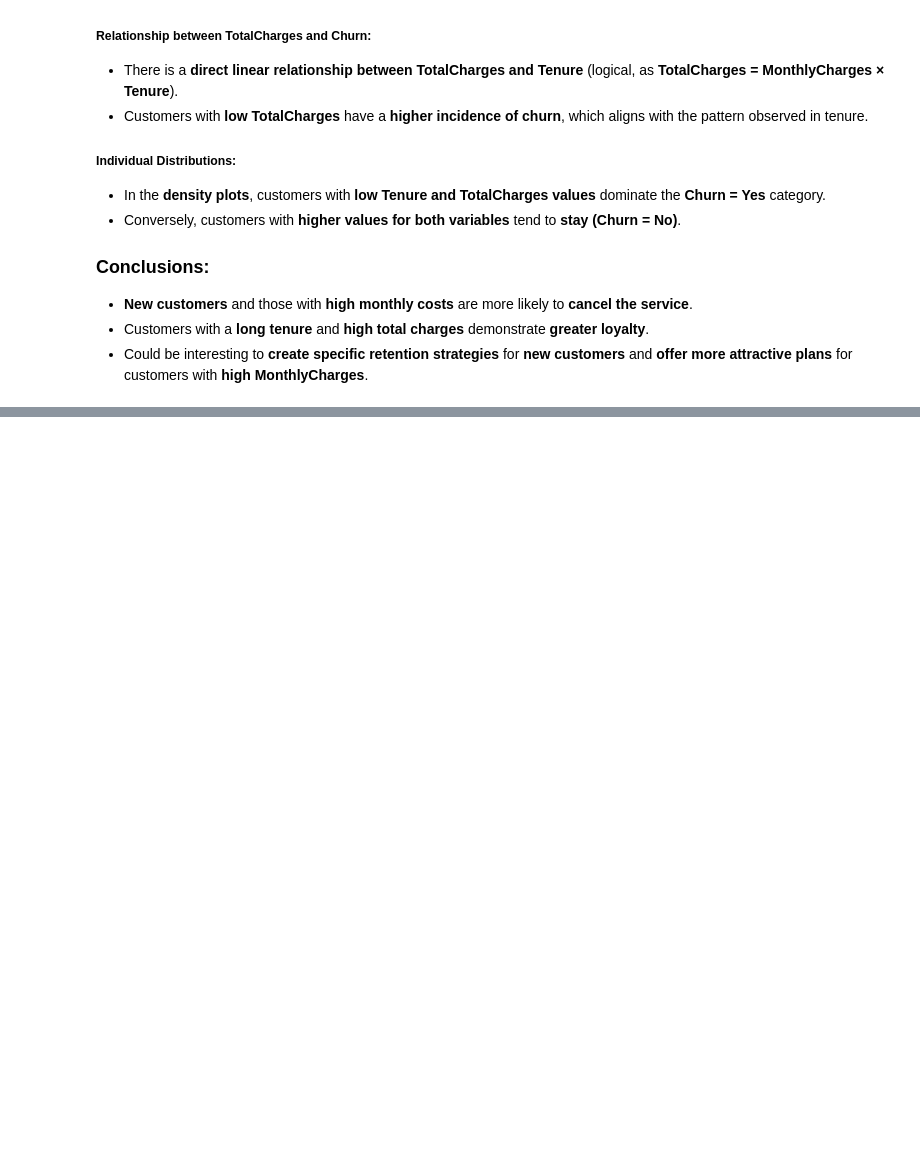
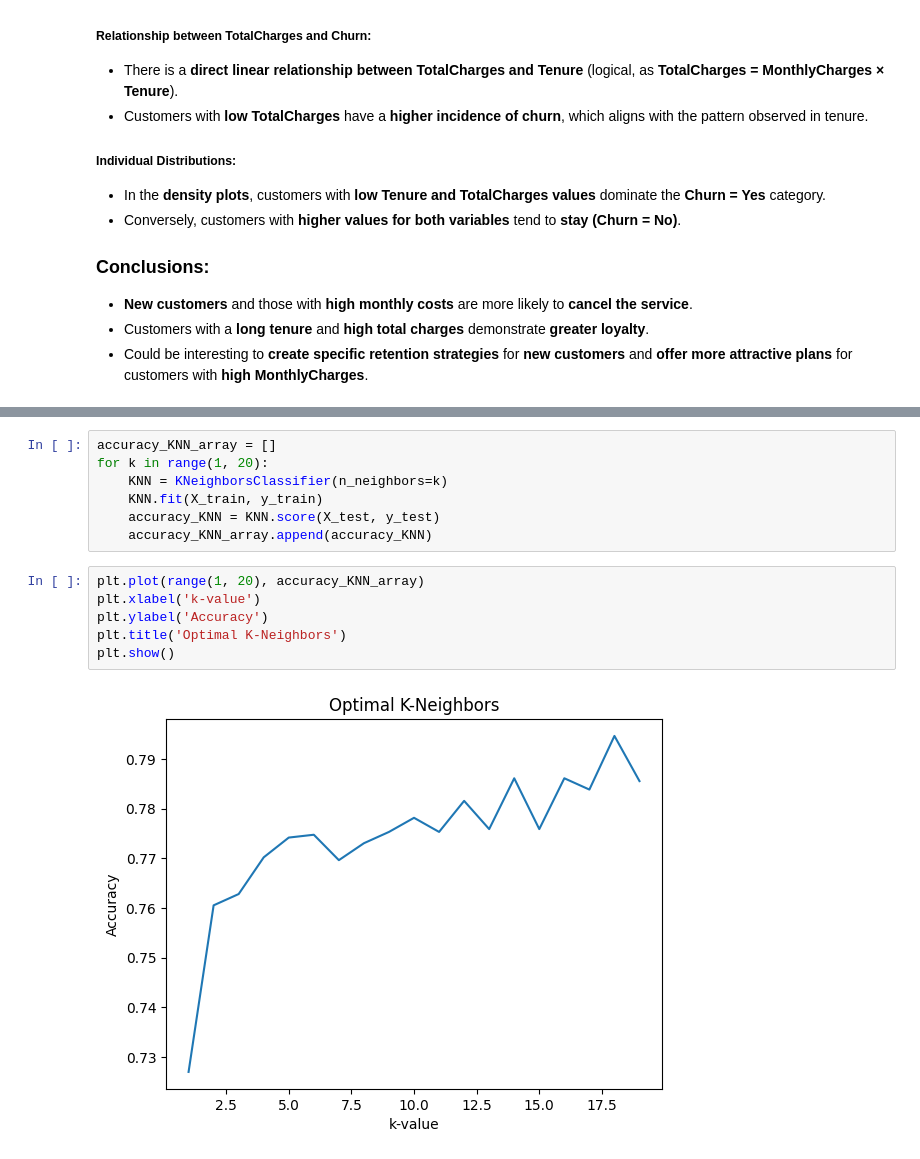
Before and after one commit to andreuolaortua/Machine-Learning, a Jupyter notebook: Project 16 - Churn Prediction/Churn_Prediction.ipynb, the cells around one changed output, grey strips where cells are left out. Saved outputs shown, nothing was run; the diff lists cells and outputs as text; blank space fills up the shorter version.

```diff
--- a/Project 16 - Churn Prediction/Churn_Prediction.ipynb
+++ b/Project 16 - Churn Prediction/Churn_Prediction.ipynb
@@ -479,0 +684,15 @@ plt.show()
+# %%
+accuracy_KNN_array = []
+for k in range(1, 20):
+    KNN = KNeighborsClassifier(n_neighbors=k)
+    KNN.fit(X_train, y_train)
+    accuracy_KNN = KNN.score(X_test, y_test)
+    accuracy_KNN_array.append(accuracy_KNN)
+# %%
+plt.plot(range(1, 20), accuracy_KNN_array)
+plt.xlabel('k-value')
+plt.ylabel('Accuracy')
+plt.title('Optimal K-Neighbors')
+plt.show()
+# %% [output]
+[figure, added]
```
Also changed, not shown: parts of 47 cells of this notebook, 2 other files.
